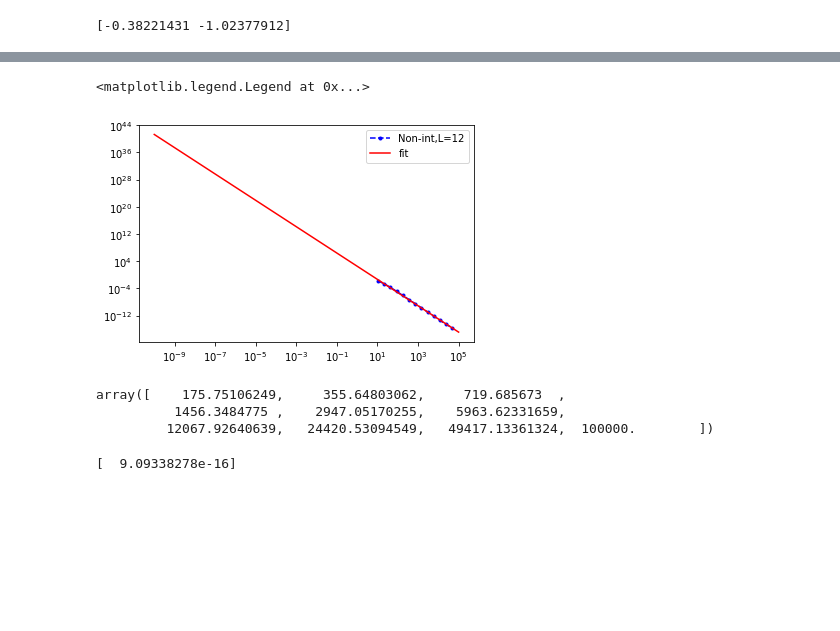
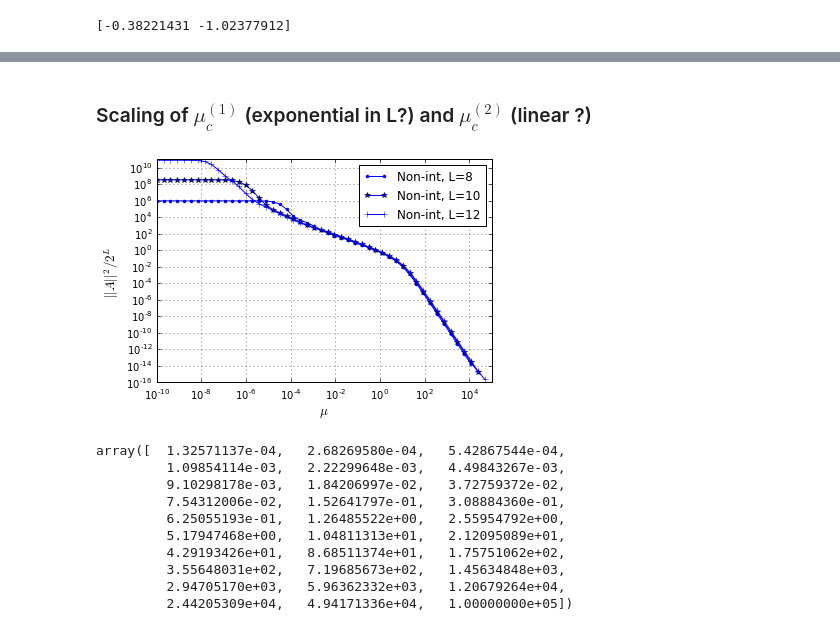
Before and after one commit to alexandreday/counterdiabatic-driving, a Jupyter notebook: zero_denom/jupyter_codes/v1_mu_scaling.ipynb, the cells around one changed output, grey strips where cells are left out. Drawn from its saved outputs; the diff is of its cells as text; code cells hidden in the pictures; blank space fills up the shorter version.

```diff
--- a/zero_denom/jupyter_codes/v1_mu_scaling.ipynb
+++ b/zero_denom/jupyter_codes/v1_mu_scaling.ipynb
@@ -268,26 +230,26 @@ plt.loglog(x5,, 'b*-', label='Fit, L=12')
-# %%
-plt.loglog(x5[36:50],y5[36:50]/2**12, 'b.--', label= "Non-int,L=12")
-plt.loglog(x5, org_func(x5,np.exp(a_in),b_in), 'r-', label='fit')
-plt.legend(loc='best')
-# %% [output]
-<matplotlib.legend.Legend at 0x...>
-[figure, removed]
-# %%
-x5[40:50]
-# %% [output]
-array([    175.75106249,     355.64803062,     719.685673  ,
-          1456.3484775 ,    2947.05170255,    5963.62331659,
-         12067.92640639,   24420.53094549,   49417.13361324,  100000.        ])
-# %%
-muTot=1
-L=8
-mu_arr=1.00000000e+05
-norm_arr_nonint=np.zeros(muTot)
-H=Ham_nonint(L)
-for i in range(muTot):
-    mu=mu_arr
-    A_lamb=guage_potent_mu(H,L,mu)
-    norm_arr_nonint[i]=norm(A_lamb)
-    print norm_arr_nonint**2
-# %% [output]
-[  9.09338278e-16]
+# %% [markdown]
+### Scaling of $\mu_c^{(1)}$ (exponential in L?) and  $\mu_c^{(2)}$ (linear ?)
+# %%
+plt.loglog(x1,y1/2**8, 'b.-', label='Non-int, L=8')
+plt.loglog(x3,y3/2**10, 'b*-', label='Non-int, L=10')
+plt.loglog(x5,y5/2**12, 'b+-', label='Non-int, L=12')
+plt.ylabel(r"$||A||^2/2^L$", fontsize=13)
+plt.xlabel(r"$\mu$", fontsize=13)
+plt.legend(loc='best')
+plt.grid()
+#plt.savefig("new_v1.0_norm_L8_L10_L12.eps")
+# %% [output]
+[figure, added]
+# %%
+x1[20:]
+# %% [output]
+array([  1.32571137e-04,   2.68269580e-04,   5.42867544e-04,
+         1.09854114e-03,   2.22299648e-03,   4.49843267e-03,
+         9.10298178e-03,   1.84206997e-02,   3.72759372e-02,
+         7.54312006e-02,   1.52641797e-01,   3.08884360e-01,
+         6.25055193e-01,   1.26485522e+00,   2.55954792e+00,
+         5.17947468e+00,   1.04811313e+01,   2.12095089e+01,
+         4.29193426e+01,   8.68511374e+01,   1.75751062e+02,
+         3.55648031e+02,   7.19685673e+02,   1.45634848e+03,
+         2.94705170e+03,   5.96362332e+03,   1.20679264e+04,
+         2.44205309e+04,   4.94171336e+04,   1.00000000e+05])
```
Also changed, not shown: parts of 21 cells of this notebook, 5 other files.
